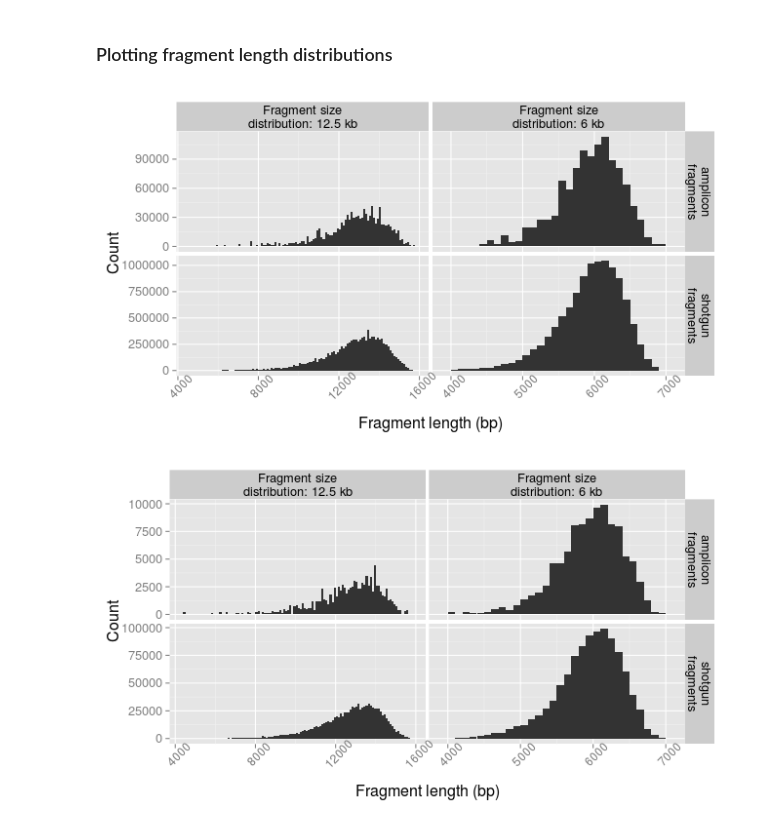
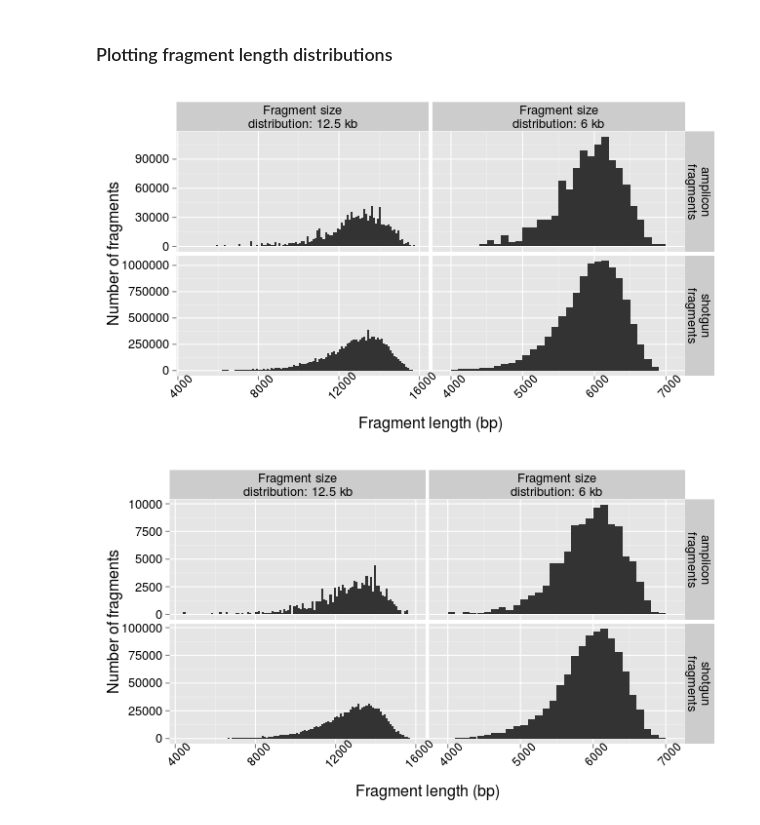
Before and after one commit to nick-youngblut/deltaGC, a Jupyter notebook: ipynb/fragment_length_dist.ipynb, the cells around one changed output. Saved outputs shown, nothing was run; the diff lists cells and outputs as text; code cells hidden in the pictures.

```diff
--- a/ipynb/fragment_length_dist.ipynb
+++ b/ipynb/fragment_length_dist.ipynb
@@ -198,31 +189,34 @@ xxx=1
 # %%
 %%R -h 5 -w 9 -u in
 # summarizing fragment length distribution
 
 # plot of fragment lengths
 make_frag_len_hist = function(x){
     p = ggplot(x, aes(fragment_length)) +
         geom_histogram(binwidth=100) +
-        labs(x='Fragment length (bp)', y='Count') +
+        labs(x='Fragment length (bp)', y='Number of fragments') +
         facet_grid(data ~ file, scales='free') +
         theme(
             text = element_text(size=16),
-            axis.text.x = element_text(angle=45)
+            axis.text.x = element_text(angle=45, color='black'),
+            axis.text.y = element_text(color='black')
             )
     return(p)
     }
 
 # plotting bacterial fragments
 p.bac = make_frag_len_hist(tbl.bac)
-#ggsave(p.bac, file="~/notebook/deltaGC_notes/data/amp-mg/figures/frag-len-dist_bac.tiff", dpi=300, height=5, width=9, units='in')
+ggsave(p.bac, file="/home/nick/notebook/deltaGC_notes/data/amp-mg/figures/frag-len-dist_bac.tiff",
+       dpi=300, height=5, width=9, units='in')
 print(p.bac)
 # %% [output]
-[figure, old version]
+[figure, new version]
 # %%
 %%R -h 5 -w 9 -u in
 # plotting archaeal fragments
 p.arc = make_frag_len_hist(tbl.arc)
-#ggsave(p.arc, file="~/notebook/deltaGC_notes/data/amp-mg/figures/frag-len-dist_arc.tiff", dpi=300, height=5, width=9, units='in')
+ggsave(p.arc, file="/home/nick/notebook/deltaGC_notes/data/amp-mg/figures/frag-len-dist_arc.tiff",
+        dpi=300, height=5, width=9, units='in')
 print(p.arc)
 # %% [output]
-[figure, old version]
+[figure, new version]
```
Also changed, not shown: parts of 4 cells of this notebook, 4 other files.
